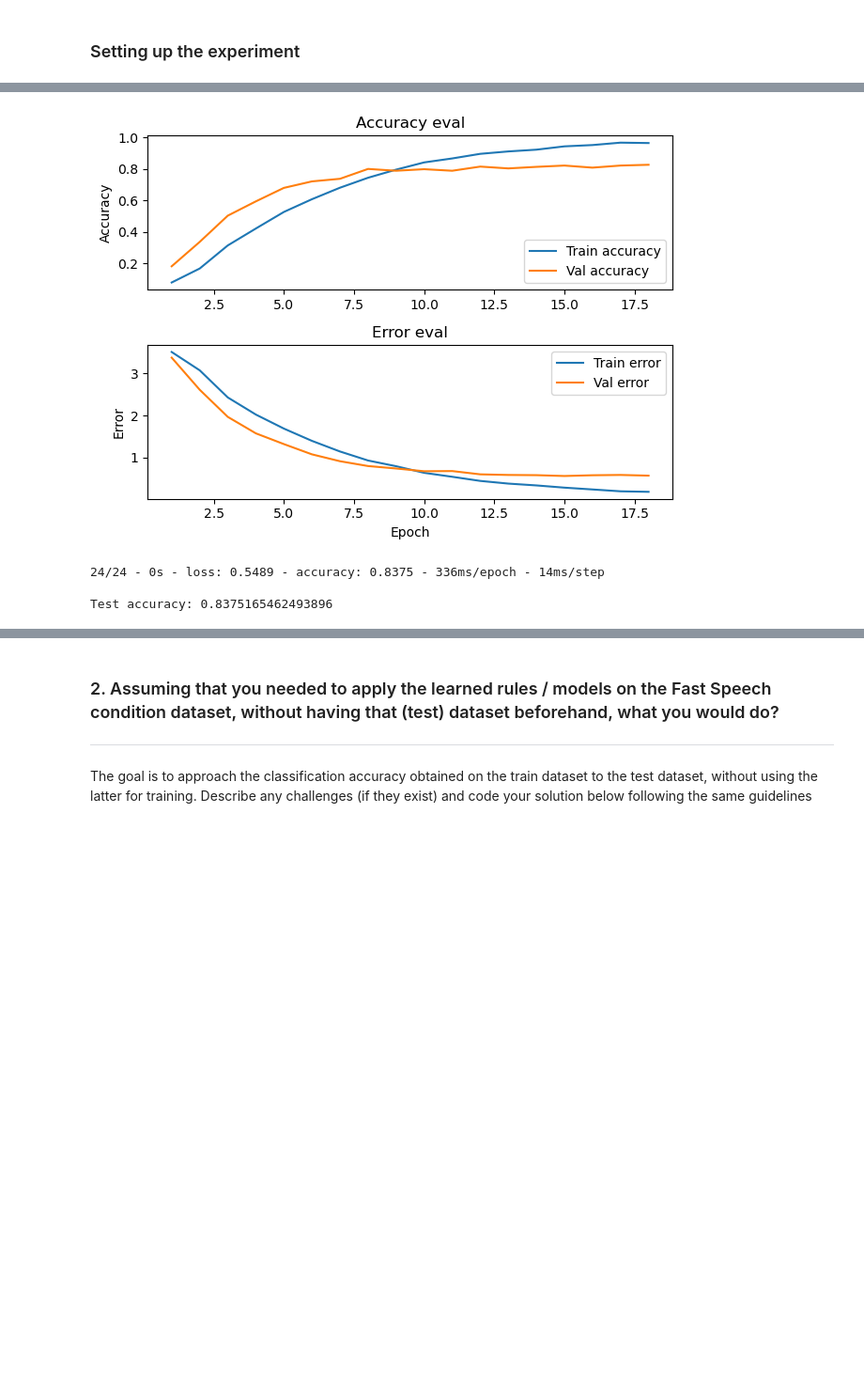
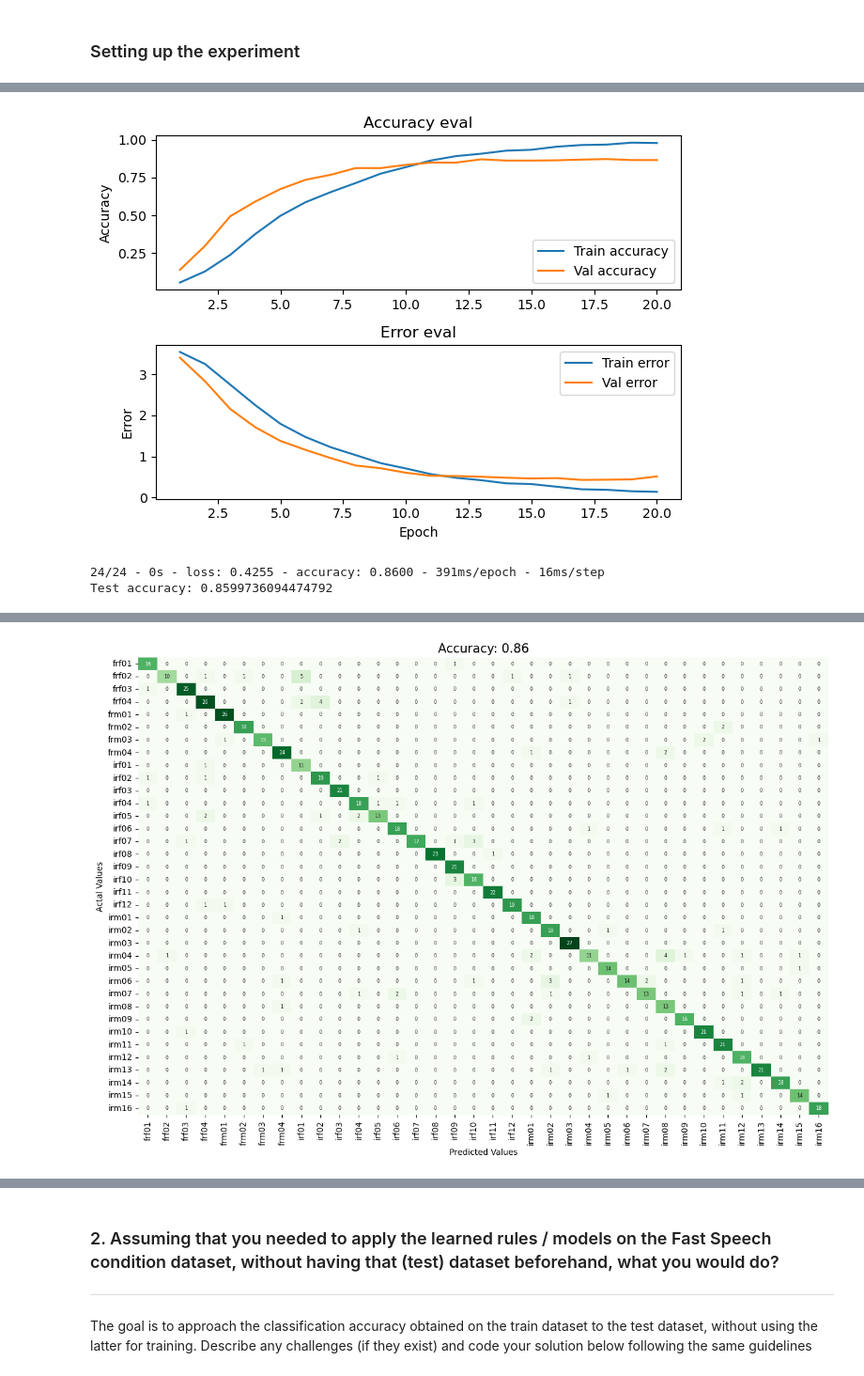
Before and after one commit to iliaskior/automatic-speech-recognition, a Jupyter notebook: assignment.ipynb, the cells around one changed output, grey strips where cells are left out. Shown at 94% size. Cells and saved outputs as stored; diff of their text form; code cells hidden in the pictures; blank space fills up the shorter version.

Commit message:
plot cms

```diff
--- a/assignment.ipynb
+++ b/assignment.ipynb
@@ -106,6 +95,19 @@ def prepare_dataset(X, y, test_size=0.2, validation_size=0.2):
 # %% [markdown]
 ### Setting up the experiment
+# %%
+# Split dataset into train, validatio and test sets for experimentation purposes
+def prepare_dataset(X, y, test_size=0.2, validation_size=0.2):
+    """Creates train, validation and test sets."""
+
+    # create train, validation, test split
+    X_train, X_test, y_train, y_test = train_test_split(X, y, test_size=test_size)
+    X_train, X_validation, y_train, y_validation = train_test_split(X_train, y_train, test_size=validation_size)
+
+    return X_train, y_train, X_validation, y_validation, X_test, y_test
 # %%
+MAX_EPOCHS = 100
+BATCH_SIZE = 16
+
 #Load the extracted feature set for the SOLO dataset
 X, y = load_data(data_path = TRAIN_FEATURES_EXPORT_PATH)
 
@@ -134,8 +136,8 @@ callback = EarlyStopping(monitor='val_loss', mode='min', patience=3)
 history = model.fit(
     X_train, y_train,
     validation_data=(X_val, y_val),
-    batch_size=16,
-    epochs=100,
+    batch_size=BATCH_SIZE,
+    epochs=MAX_EPOCHS,
     class_weight=class_weights,
     callbacks=[callback]
 )
@@ -145,7 +147,29 @@ plot_history(history, fullpath=OUTPUT_PATH.joinpath('train_history.jpg'))
 
 # evaluate model on test set
 test_loss, test_acc = model.evaluate(X_test, y_test, verbose=2)
-print('\nTest accuracy:', test_acc)
+print('Test accuracy:', test_acc)
+
+#Make predictions
+y_prob = model.predict(X_test)
+y_pred = np.argmax(y_prob, axis=1)
+
+#Store results
+y_pred = le.inverse_transform(y_pred)
+y_test = le.inverse_transform(y_test)
+results = {
+    'label': y_test,
+    'prediction': y_pred,
+    'probabilities': y_prob.tolist()
+}
+
+# save results
+filename = OUTPUT_PATH.joinpath('experimentation_results.pickle')
+filename.parent.mkdir(parents=True, exist_ok=True)
+with open(filename, 'wb') as f:
+    pickle.dump(results, f)
+
+plot_confusion_matrix(results['label'], results['prediction'], norm=False, fullpath=OUTPUT_PATH.joinpath('cm.jpg'))
+plot_confusion_matrix(results['label'], results['prediction'], norm=True, fullpath=OUTPUT_PATH.joinpath('normalized_cm.jpg'))
 # %% [output]
 Data loaded successfully!
 Metal device set to: Apple M1
@@ -203,4 +227,3 @@ Epoch 18/100
-[figure, old version]
+[figure, new version]
-24/24 - 0s - loss: 0.5489 - accuracy: 0.8375 - 336ms/epoch - 14ms/step
-
-Test accuracy: 0.8375165462493896
+24/24 - 0s - loss: 0.4255 - accuracy: 0.8600 - 391ms/epoch - 16ms/step
+Test accuracy: 0.8599736094474792
@@ -206,0 +234 @@ Test accuracy: 0.8375165462493896
+[figure, added]
```
Also changed, not shown: parts of 8 cells of this notebook, 1 other file.
